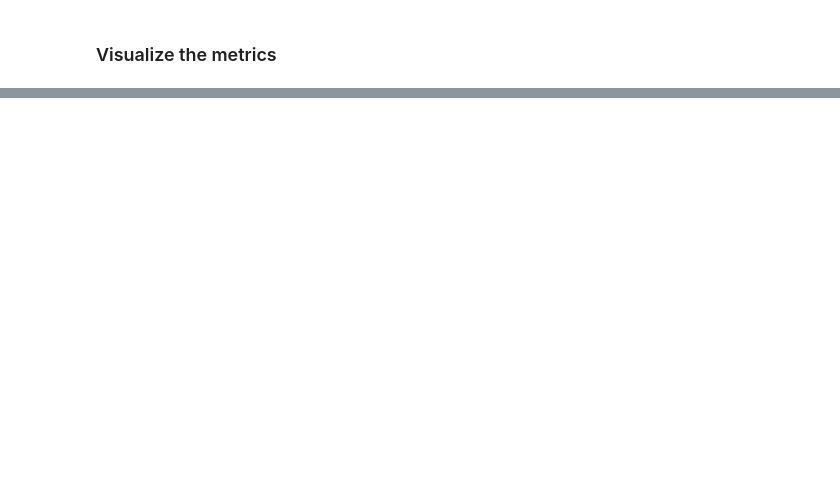
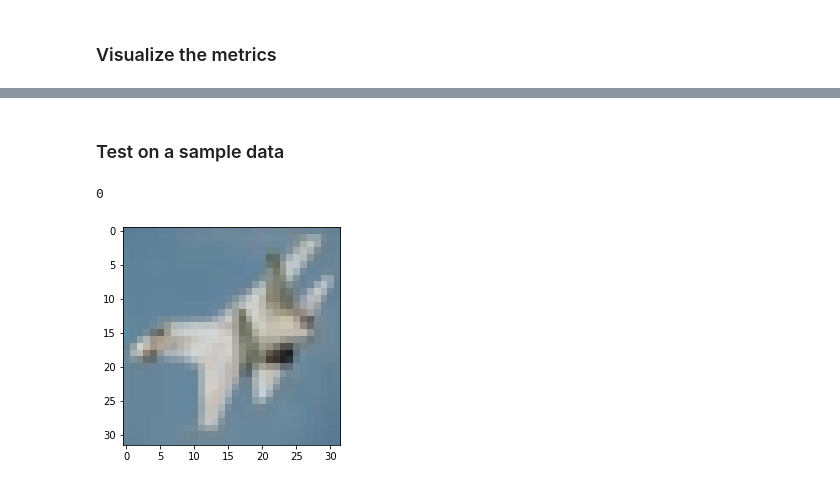
Before and after one commit to acarerdinc/acik_kaynak_platformu, a Jupyter notebook: CIFAR10CNN.ipynb, the cells around one changed output, grey strips where cells are left out. Saved outputs shown, nothing was run; the diff lists cells and outputs as text; code cells hidden in the pictures; blank space fills up the shorter version.

```diff
--- a/CIFAR10CNN.ipynb
+++ b/CIFAR10CNN.ipynb
@@ -197,0 +199,11 @@ plt.show()
+# %% [markdown]
+### Test on a sample data
+# %%
+labels = {'airplane', 'automobile', 'bird', 'cat', 'deer', 'dog', 'frog', 'horse', 'ship', 'truck'}
+img = x_test[10]
+plt.imshow(img)
+pred = model.predict(np.expand_dims(img, 0))
+labels[np.argmax(pred)]
+# %% [output]
+0
+[figure, added]
```
Also changed, not shown: parts of 4 cells of this notebook.
